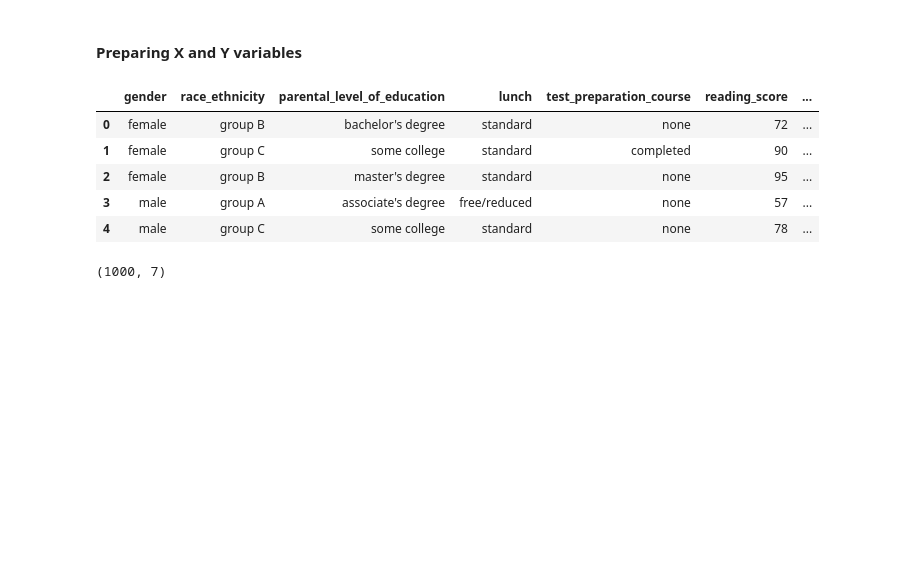
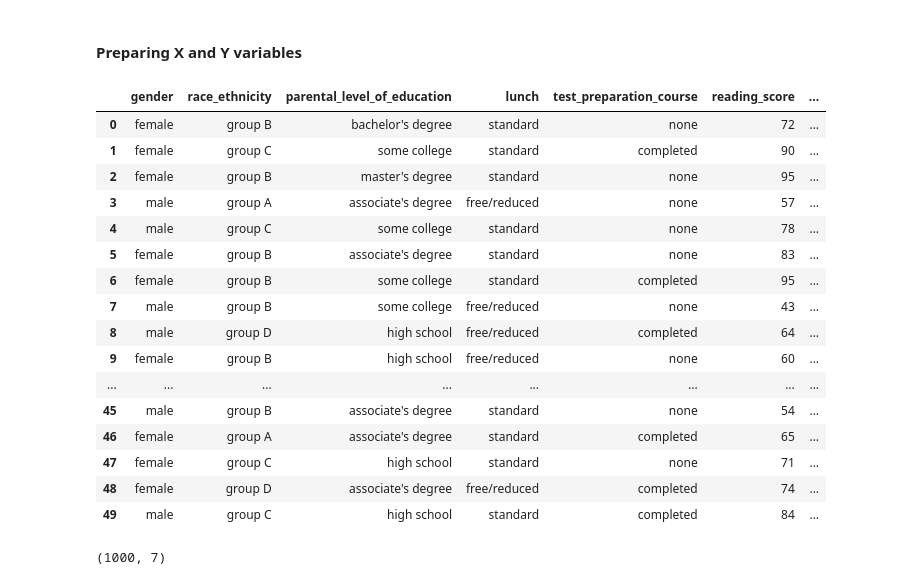
Before and after one commit to saksham2001-mittal/Ml_projects, a Jupyter notebook: notebook/2. MODEL TRAINING.ipynb, the cells around one changed output. Cells and saved outputs as stored; diff of their text form; code cells hidden in the pictures; blank space fills up the shorter version.

```diff
--- a/notebook/2. MODEL TRAINING.ipynb
+++ b/notebook/2. MODEL TRAINING.ipynb
@@ -41,14 +41,25 @@ df.head()
 # %%
 X = df.drop(columns=['math_score'],axis=1)
 # %%
-X.head()
+X.head(50)
 # %% [output]
 |  | gender | race_ethnicity | parental_level_of_education | lunch | test_preparation_course | reading_score | ... |
 | 0 | female | group B | bachelor's degree | standard | none | 72 | ... |
 | 1 | female | group C | some college | standard | completed | 90 | ... |
 | 2 | female | group B | master's degree | standard | none | 95 | ... |
 | 3 | male | group A | associate's degree | free/reduced | none | 57 | ... |
 | 4 | male | group C | some college | standard | none | 78 | ... |
+| 5 | female | group B | associate's degree | standard | none | 83 | ... |
+| 6 | female | group B | some college | standard | completed | 95 | ... |
+| 7 | male | group B | some college | free/reduced | none | 43 | ... |
+| 8 | male | group D | high school | free/reduced | completed | 64 | ... |
+| 9 | female | group B | high school | free/reduced | none | 60 | ... |
+| ... | ... | ... | ... | ... | ... | ... | ... |
+| 45 | male | group B | associate's degree | standard | none | 54 | ... |
+| 46 | female | group A | associate's degree | standard | completed | 65 | ... |
+| 47 | female | group C | high school | standard | none | 71 | ... |
+| 48 | female | group D | associate's degree | free/reduced | completed | 74 | ... |
+| 49 | male | group C | high school | standard | completed | 84 | ... |
 # %%
 X.shape
 # %% [output]
```
Also changed, not shown: 7 other files.
